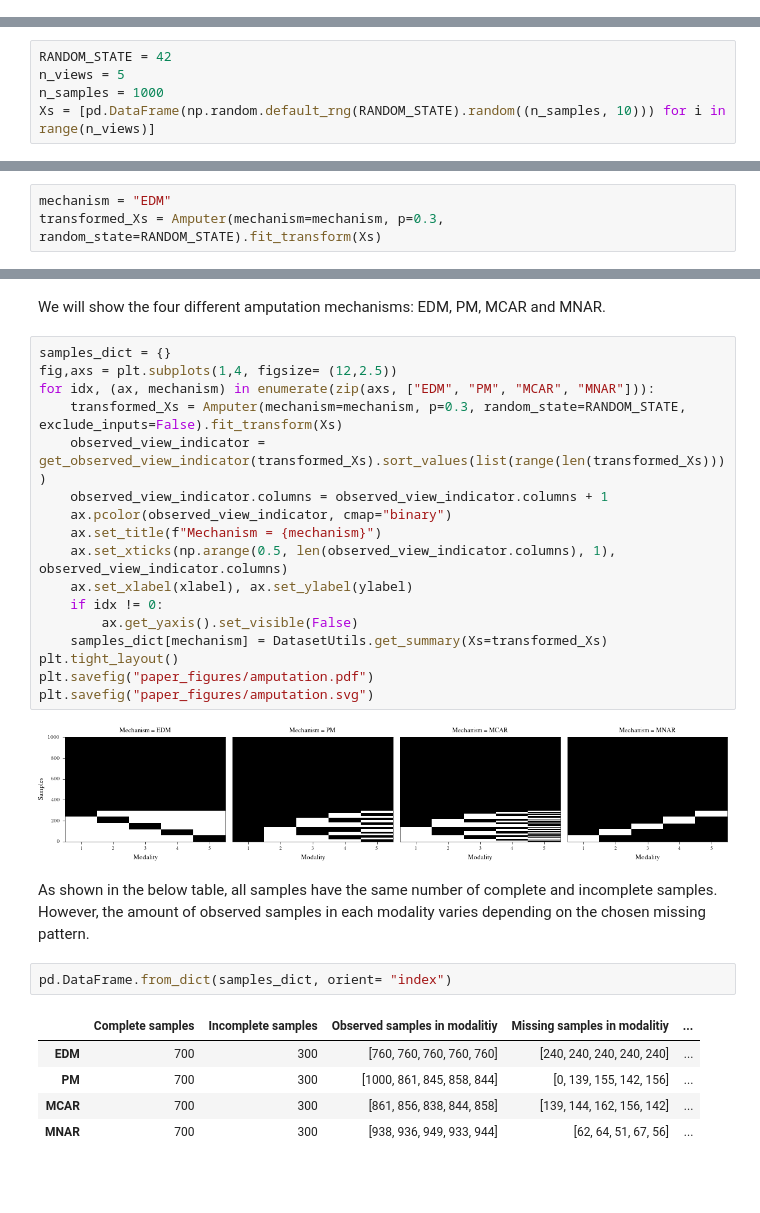
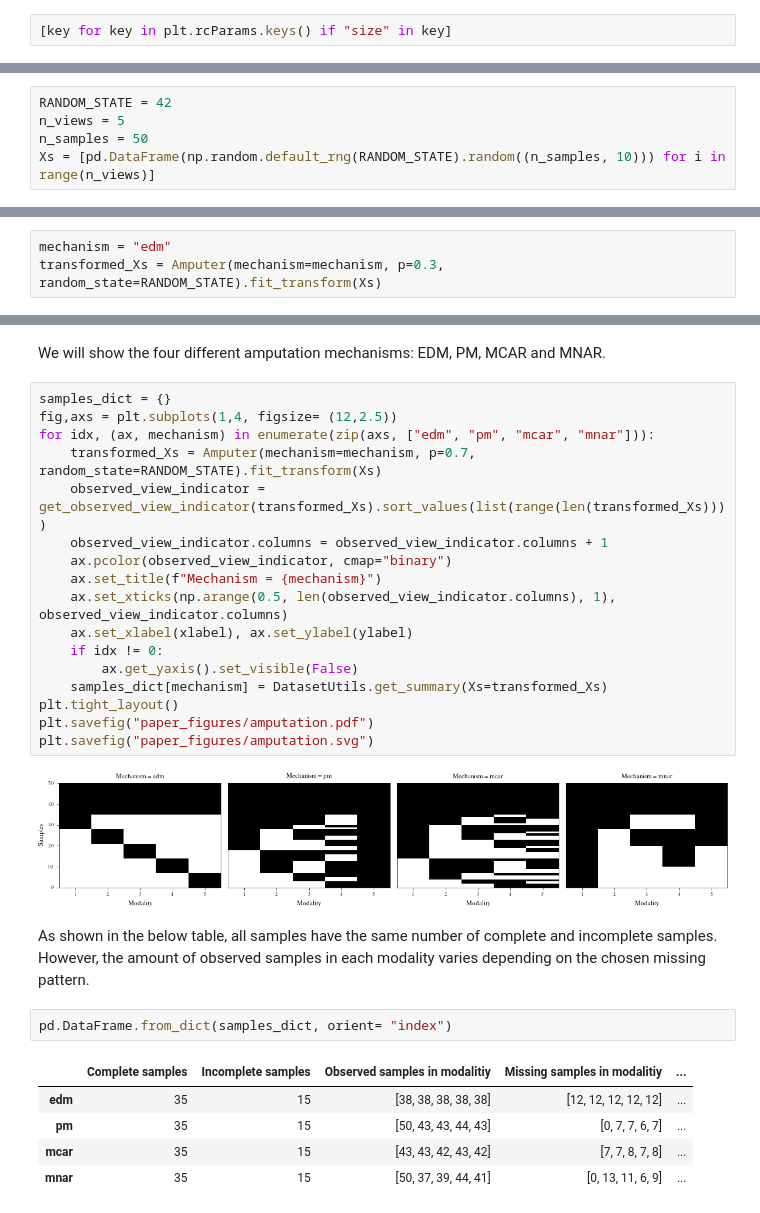
Before and after one commit to RafRomB/imml, a Jupyter notebook: tutorials/generate_missing_views.ipynb, the cells around one changed output, grey strips where cells are left out. Drawn from its saved outputs; the diff is of its cells as text; blank space fills up the shorter version.

```diff
--- a/tutorials/generate_missing_views.ipynb
+++ b/tutorials/generate_missing_views.ipynb
@@ -20,3 +20,5 @@ from imvc.impute import get_observed_view_indicator
 # %%
 from tueplots import axes, bundles
 plt.rcParams.update({**bundles.icml2022(), **axes.lines()})
+# %%
+[key for key in plt.rcParams.keys() if "size" in key]
@@ -27,14 +50,14 @@ Let's create a random multi-view dataset with 1000 samples and 5 views.
 # %%
 RANDOM_STATE = 42
 n_views = 5
-n_samples = 1000
+n_samples = 50
 Xs = [pd.DataFrame(np.random.default_rng(RANDOM_STATE).random((n_samples, 10))) for i in range(n_views)]
 # %% [markdown]
 ## Step 3: Apply missing data mechanism (Amputation)
 # %% [markdown]
 Using Amputer, we randomly introduce missing data to simulate a scenario where some modalities are missing. Here, 30% of the samples will be incomplete.
 # %%
-mechanism = "EDM"
+mechanism = "edm"
 transformed_Xs = Amputer(mechanism=mechanism, p=0.3, random_state=RANDOM_STATE).fit_transform(Xs)
 # %% [markdown]
 We can visualize which modalities are missing using a binary color map, where black means observed and white means empty (missing).
@@ -54,32 +77,32 @@ We will show the four different amputation mechanisms: EDM, PM, MCAR and MNAR.
 # %%
 samples_dict = {}
 fig,axs = plt.subplots(1,4, figsize= (12,2.5))
-for idx, (ax, mechanism) in enumerate(zip(axs, ["EDM", "PM", "MCAR", "MNAR"])):
-    transformed_Xs = Amputer(mechanism=mechanism, p=0.3, random_state=RANDOM_STATE, exclude_inputs=False).fit_transform(Xs)
+for idx, (ax, mechanism) in enumerate(zip(axs, ["edm", "pm", "mcar", "mnar"])):
+    transformed_Xs = Amputer(mechanism=mechanism, p=0.7, random_state=RANDOM_STATE).fit_transform(Xs)
     observed_view_indicator = get_observed_view_indicator(transformed_Xs).sort_values(list(range(len(transformed_Xs))))
     observed_view_indicator.columns = observed_view_indicator.columns + 1
     ax.pcolor(observed_view_indicator, cmap="binary")
     ax.set_title(f"Mechanism = {mechanism}")
     ax.set_xticks(np.arange(0.5, len(observed_view_indicator.columns), 1), observed_view_indicator.columns)
     ax.set_xlabel(xlabel), ax.set_ylabel(ylabel)
     if idx != 0:
         ax.get_yaxis().set_visible(False)
     samples_dict[mechanism] = DatasetUtils.get_summary(Xs=transformed_Xs)
 plt.tight_layout()
 plt.savefig("paper_figures/amputation.pdf")
 plt.savefig("paper_figures/amputation.svg")
 # %% [output]
-[figure, old version]
+[figure, new version]
 # %% [markdown]
 As shown in the below table, all samples have the same number of complete and incomplete samples. However, the amount of observed samples in each modality varies depending on the chosen missing pattern.
 # %%
 pd.DataFrame.from_dict(samples_dict, orient= "index")
 # %% [output]
 |  | Complete samples | Incomplete samples | Observed samples in modalitiy | Missing samples in modalitiy | ... |
-| EDM | 700 | 300 | [760, 760, 760, 760, 760] | [240, 240, 240, 240, 240] | ... |
-| PM | 700 | 300 | [1000, 861, 845, 858, 844] | [0, 139, 155, 142, 156] | ... |
-| MCAR | 700 | 300 | [861, 856, 838, 844, 858] | [139, 144, 162, 156, 142] | ... |
-| MNAR | 700 | 300 | [938, 936, 949, 933, 944] | [62, 64, 51, 67, 56] | ... |
+| edm | 35 | 15 | [38, 38, 38, 38, 38] | [12, 12, 12, 12, 12] | ... |
+| pm | 35 | 15 | [50, 43, 43, 44, 43] | [0, 7, 7, 6, 7] | ... |
+| mcar | 35 | 15 | [43, 43, 42, 43, 42] | [7, 7, 8, 7, 8] | ... |
+| mnar | 35 | 15 | [50, 37, 39, 44, 41] | [0, 13, 11, 6, 9] | ... |
 # %%
 print(pd.DataFrame.from_dict(samples_dict, orient= "index").to_latex())
 # %% [output]
```
Also changed, not shown: parts of 4 cells of this notebook, 2 other files.
